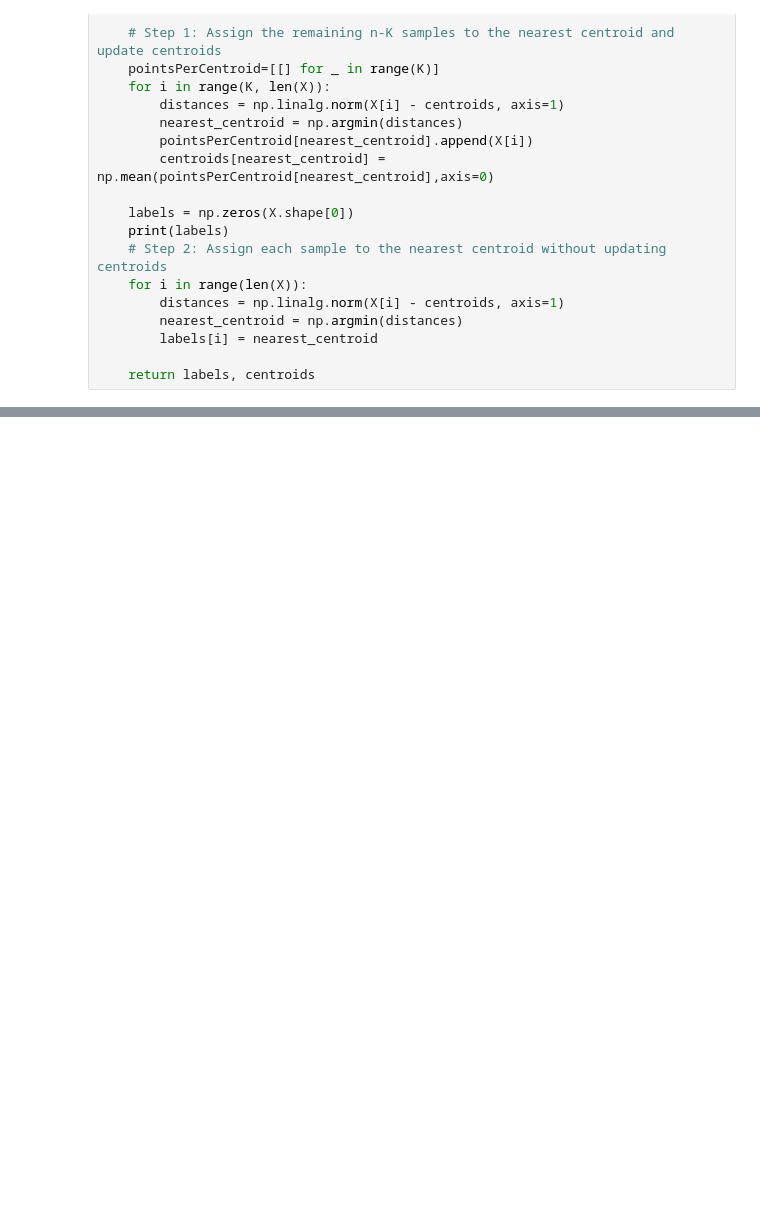
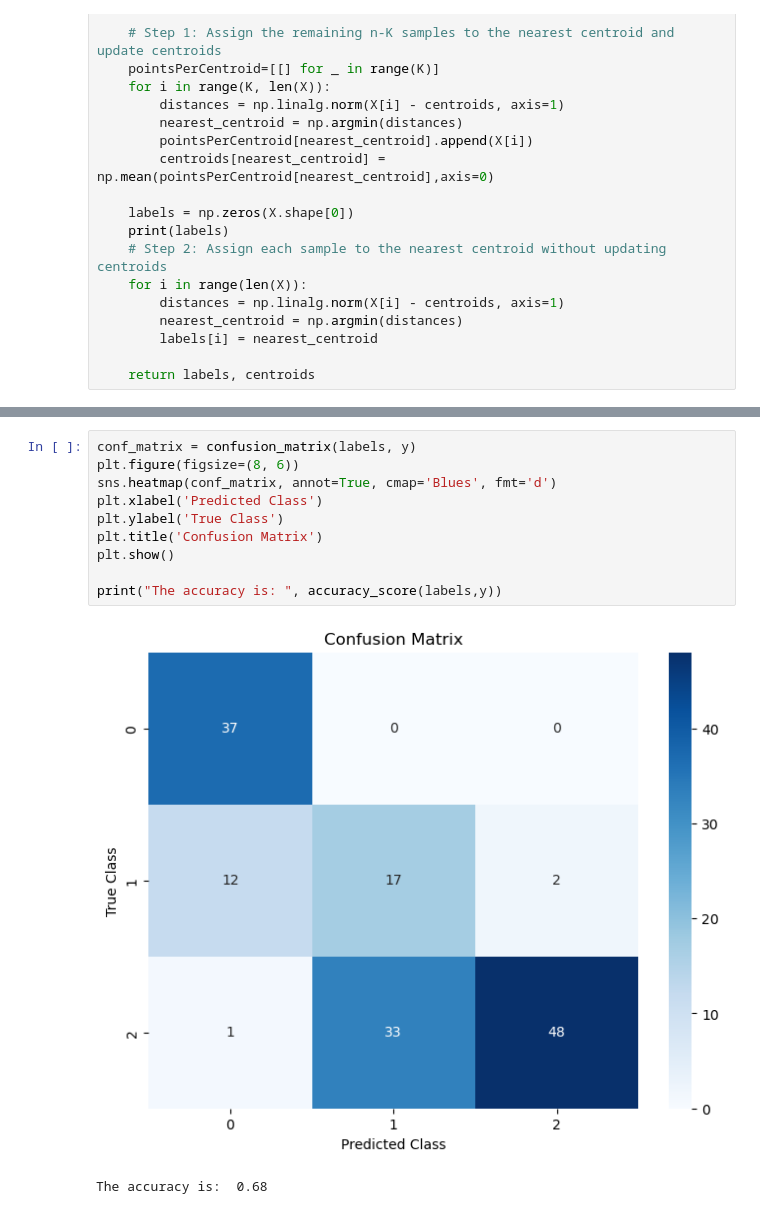
Before and after one commit to sadhana937/ML-lab, a Jupyter notebook: Program 8/KMeans.ipynb, the cells around one changed output, grey strips where cells are left out. Saved outputs shown, nothing was run; the diff lists cells and outputs as text; blank space fills up the shorter version.

```diff
--- a/Program 8/KMeans.ipynb
+++ b/Program 8/KMeans.ipynb
@@ -94,0 +80,13 @@ plt.show()
+# %%
+conf_matrix = confusion_matrix(labels, y)
+plt.figure(figsize=(8, 6))
+sns.heatmap(conf_matrix, annot=True, cmap='Blues', fmt='d')
+plt.xlabel('Predicted Class')
+plt.ylabel('True Class')
+plt.title('Confusion Matrix')
+plt.show()
+
+print("The accuracy is: ", accuracy_score(labels,y))
+# %% [output]
+[figure, added]
+The accuracy is:  0.68
```
Also changed, not shown: parts of 2 cells of this notebook.
